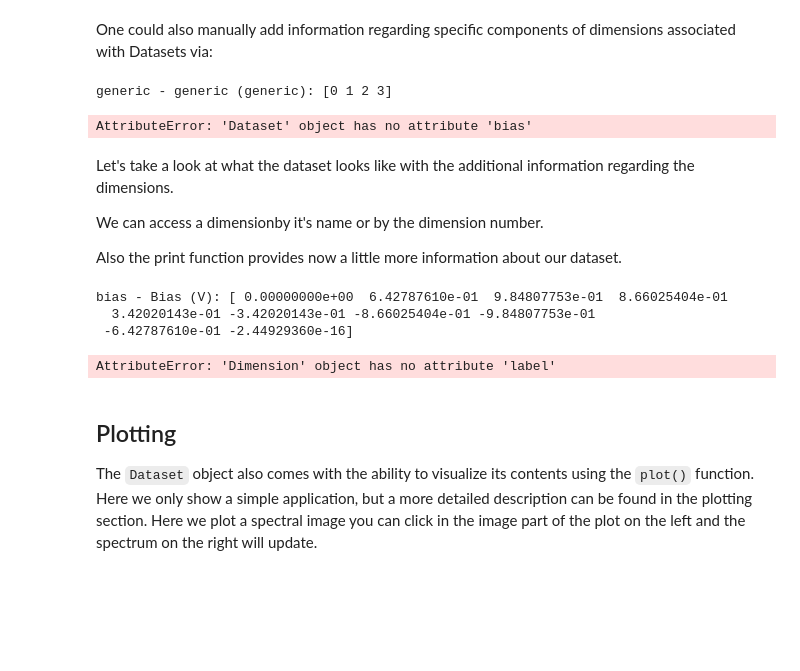
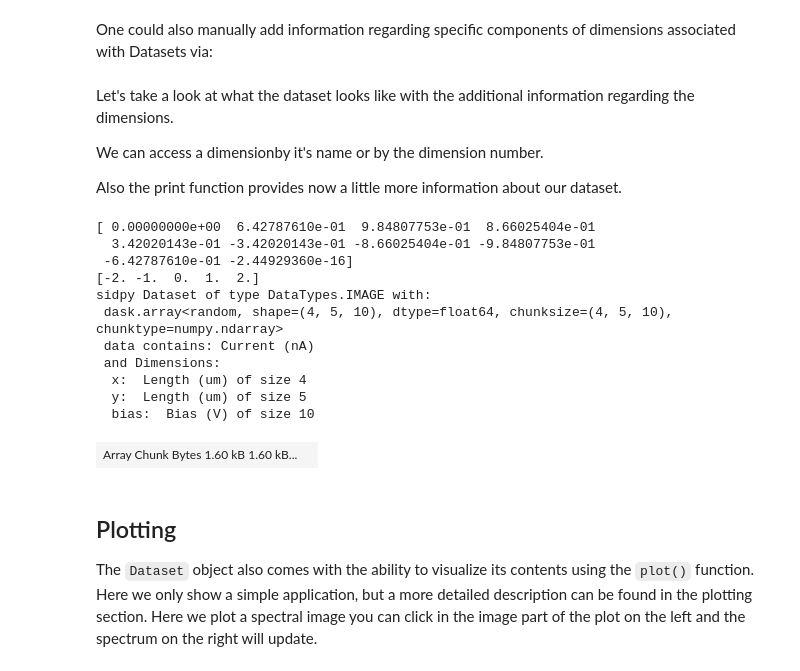
Before and after one commit to pycroscopy/sidpy, a Jupyter notebook: notebooks/00_basic_usage/create_dataset.ipynb, the cells around one changed output. Saved outputs shown, nothing was run; the diff lists cells and outputs as text; code cells hidden in the pictures; blank space fills up the shorter version.

```diff
--- a/notebooks/00_basic_usage/create_dataset.ipynb
+++ b/notebooks/00_basic_usage/create_dataset.ipynb
@@ -132,23 +136,17 @@ data_set.set_dimension(0, sidpy.Dimension(np.arange(data_set.shape[0]),
                                           name='x', units='um', quantity='Length',
                                           dimension_type='spatial'))
 data_set.set_dimension(1, sidpy.Dimension(np.linspace(-2, 2, num=data_set.shape[1], endpoint=True),
-                                          name='y', units='um', quantity='Length',
+                                          'y', units='um', quantity='Length',
                                           dimension_type='spatial'))
 data_set.set_dimension(2, sidpy.Dimension(np.sin(np.linspace(0, 2 * np.pi, num=data_set.shape[2])),
-                                           name='bias'))
+                                          'bias' ))
 # %% [markdown]
 One could also manually add information regarding specific components of
 dimensions associated with Datasets via:
-# %%
-data_set.axes[0]
-# %% [output]
-generic - generic (generic): [0 1 2 3]
 # %%
 data_set.bias.dimension_type = 'spectral'
 data_set.bias.units = 'V'
 data_set.bias.quantity = 'Bias'
-# %% [output]
-AttributeError: 'Dataset' object has no attribute 'bias'
 # %% [markdown]
 Let's take a look at what the dataset looks like with the additional information
 regarding the dimensions.
@@ -157,14 +155,23 @@ We can access a dimensionby it's name or by the dimension number.
 
 Also the print function provides now a little more information about our dataset.
 # %%
-print(data_set.bias.info())
-print(data_set.dim_1.label())
-print(data_set.axes[0].name)
+print(data_set.bias)
+print(data_set.dim_1)
+print(data_set)
+data_set
 # %% [output]
-bias - Bias (V): [ 0.00000000e+00  6.42787610e-01  9.84807753e-01  8.66025404e-01
+[ 0.00000000e+00  6.42787610e-01  9.84807753e-01  8.66025404e-01
   3.42020143e-01 -3.42020143e-01 -8.66025404e-01 -9.84807753e-01
  -6.42787610e-01 -2.44929360e-16]
+[-2. -1.  0.  1.  2.]
+sidpy Dataset of type DataTypes.IMAGE with:
+ dask.array<random, shape=(4, 5, 10), dtype=float64, chunksize=(4, 5, 10), chunktype=numpy.ndarray>
+ data contains: Current (nA)
+ and Dimensions:
+  x:  Length (um) of size 4
+  y:  Length (um) of size 5
+  bias:  Bias (V) of size 10
-AttributeError: 'Dimension' object has no attribute 'label'
+| Array Chunk Bytes 1.60 kB 1.60 kB... |  |
 # %% [markdown]
 ## Plotting
 The ``Dataset`` object also comes with the ability to visualize its contents
```
Also changed, not shown: parts of 11 cells of this notebook, 2 other files.
